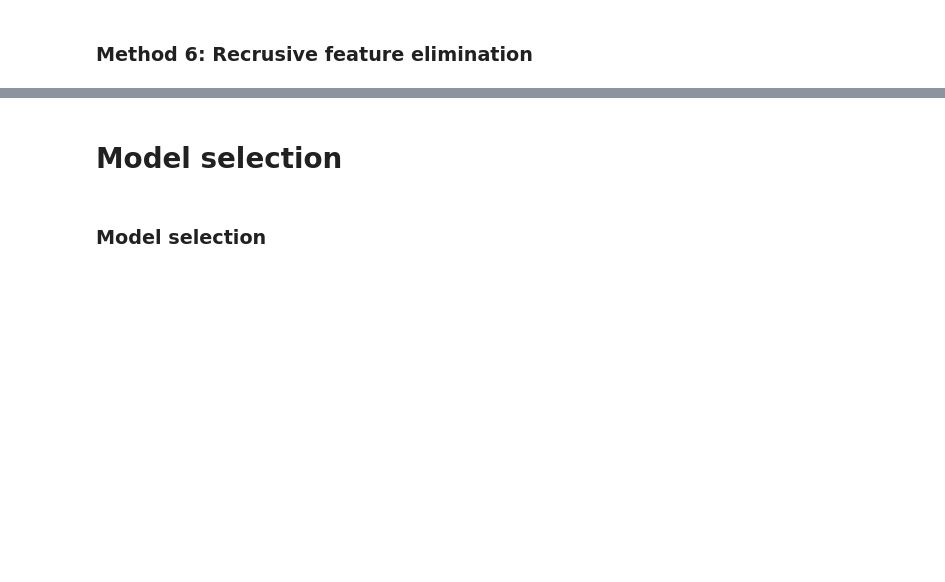
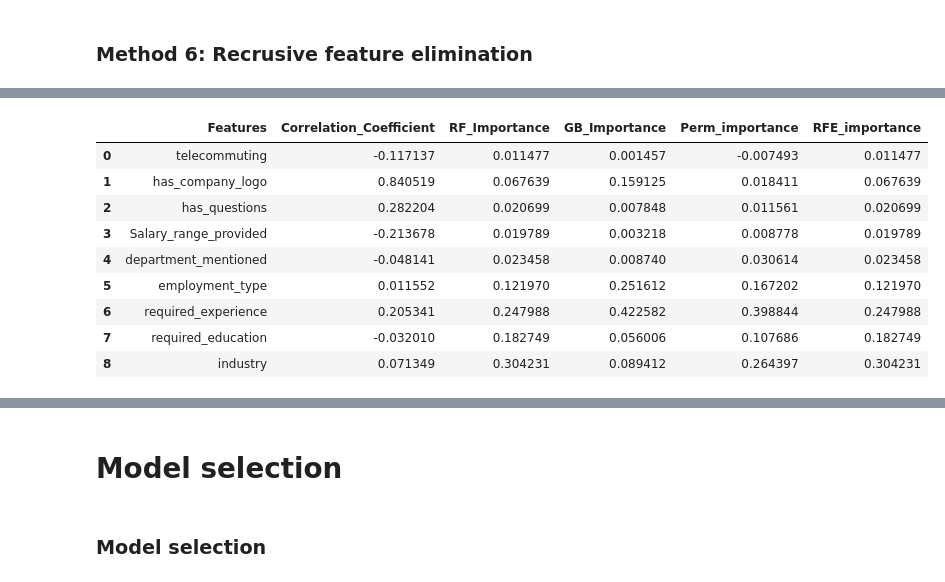
Before and after one commit to yuvraaj2002/AI_Projects, a Jupyter notebook: AI_Tutor/Notebook/Fake_Job_Posting.ipynb, the cells around one changed output, grey strips where cells are left out. Drawn from its saved outputs; the diff is of its cells as text; code cells hidden in the pictures; blank space fills up the shorter version.

```diff
--- a/AI_Tutor/Notebook/Fake_Job_Posting.ipynb
+++ b/AI_Tutor/Notebook/Fake_Job_Posting.ipynb
@@ -481,12 +483,23 @@ RFE_df
 # %%
 # Merging the results of all the techniques into single data frame
-FI_df = Corr_df.merge(Rf_Model_FI_df,on='Features').merge(Gb_Model_FI_df,on='Features').merge(Perm_importance_df,on='Features').merge(Shap_df,on='Features').merge(RFE_df,on='Features')
+FI_df = Corr_df.merge(Rf_Model_FI_df,on='Features').merge(Gb_Model_FI_df,on='Features').merge(Perm_importance_df,on='Features').merge(RFE_df,on='Features')
 
 # Extracting only the technique values
 FI_df_Results = FI_df[FI_df.columns[1:]]
 
 # Let's normalize the values
 FI_df_Results = FI_df_Results.divide(FI_df_Results.sum(axis=0), axis=1)
 FI_df_Results.insert(0,'Features',FI_df['Features'])
 FI_df_Results
+# %% [output]
+|  | Features | Correlation_Coefficient | RF_Importance | GB_Importance | Perm_importance | RFE_importance |
+| 0 | telecommuting | -0.117137 | 0.011477 | 0.001457 | -0.007493 | 0.011477 |
+| 1 | has_company_logo | 0.840519 | 0.067639 | 0.159125 | 0.018411 | 0.067639 |
+| 2 | has_questions | 0.282204 | 0.020699 | 0.007848 | 0.011561 | 0.020699 |
+| 3 | Salary_range_provided | -0.213678 | 0.019789 | 0.003218 | 0.008778 | 0.019789 |
+| 4 | department_mentioned | -0.048141 | 0.023458 | 0.008740 | 0.030614 | 0.023458 |
+| 5 | employment_type | 0.011552 | 0.121970 | 0.251612 | 0.167202 | 0.121970 |
+| 6 | required_experience | 0.205341 | 0.247988 | 0.422582 | 0.398844 | 0.247988 |
+| 7 | required_education | -0.032010 | 0.182749 | 0.056006 | 0.107686 | 0.182749 |
+| 8 | industry | 0.071349 | 0.304231 | 0.089412 | 0.264397 | 0.304231 |
 # %%
```
Also changed, not shown: parts of 25 cells of this notebook.
